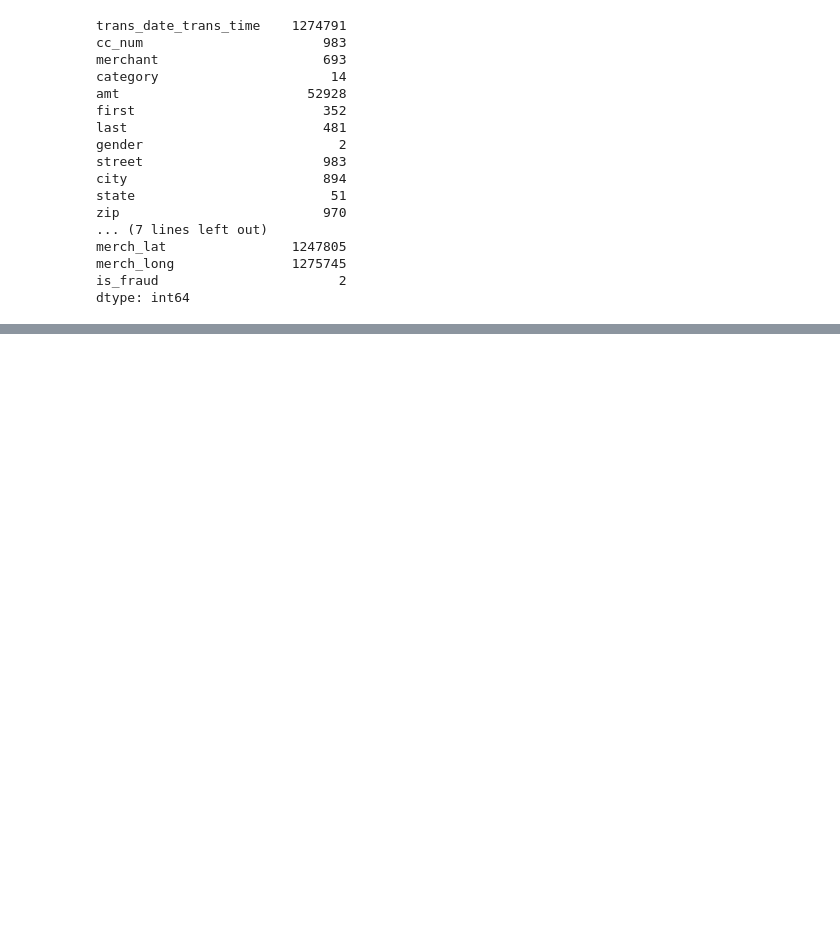
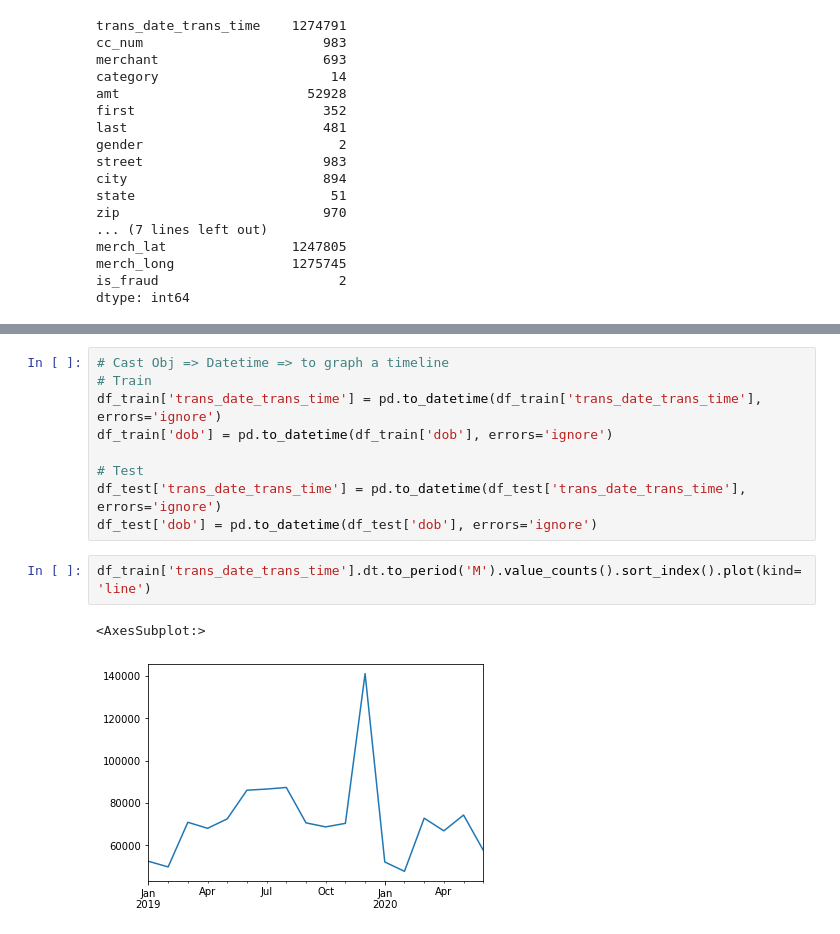
Before and after one commit to albeertito7/fraud-detection-analysis, a Jupyter notebook: notebooks/Analysis.ipynb, the cells around one changed output, grey strips where cells are left out. Drawn from its saved outputs; the diff is of its cells as text; blank space fills up the shorter version.

```diff
--- a/notebooks/Analysis.ipynb
+++ b/notebooks/Analysis.ipynb
@@ -103,0 +131,14 @@ dtype: int64
+# %%
+# Cast Obj => Datetime => to graph a timeline
+# Train
+df_train['trans_date_trans_time'] = pd.to_datetime(df_train['trans_date_trans_time'], errors='ignore')
+df_train['dob'] = pd.to_datetime(df_train['dob'], errors='ignore')
+
+# Test
+df_test['trans_date_trans_time'] = pd.to_datetime(df_test['trans_date_trans_time'], errors='ignore')
+df_test['dob'] = pd.to_datetime(df_test['dob'], errors='ignore')
+# %%
+df_train['trans_date_trans_time'].dt.to_period('M').value_counts().sort_index().plot(kind='line')
+# %% [output]
+<AxesSubplot:>
+[figure, added]
```
Also changed, not shown: parts of 18 cells of this notebook.
